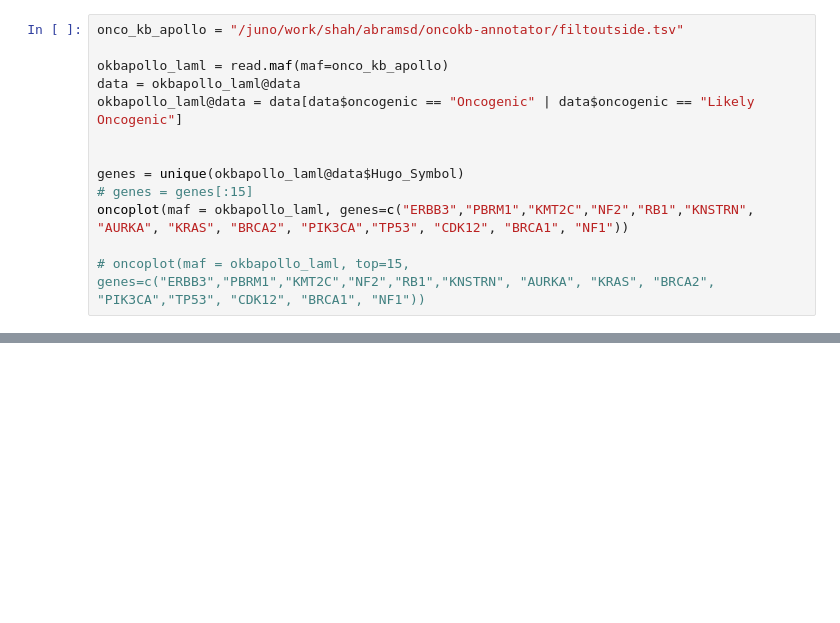
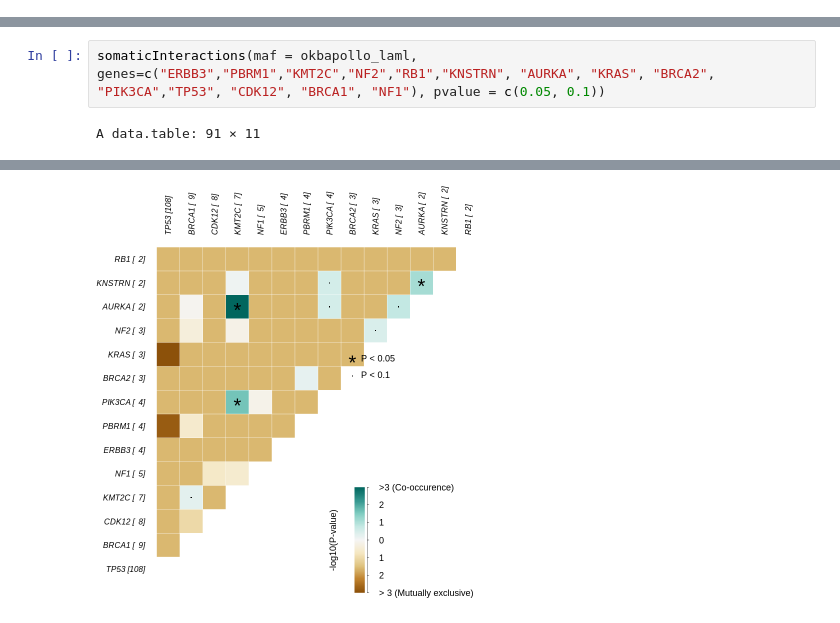
Before and after one commit to shahcompbio/wgs_qc_utils, a Jupyter notebook: oncoplot_code.ipynb, the cells around one changed output, grey strips where cells are left out. Saved outputs shown, nothing was run; the diff lists cells and outputs as text; blank space fills up the shorter version.

```diff
--- a/oncoplot_code.ipynb
+++ b/oncoplot_code.ipynb
@@ -123,13 +20,0 @@ okbapollo_laml = read.maf(maf=onco_kb_apollo)
-# %%
-onco_kb_apollo = "/juno/work/shah/abramsd/oncokb-annotator/filtoutside.tsv"
-
-okbapollo_laml = read.maf(maf=onco_kb_apollo)
-data = okbapollo_laml@data
-okbapollo_laml@data = data[data$oncogenic == "Oncogenic" | data$oncogenic == "Likely Oncogenic"]
-
-
-genes = unique(okbapollo_laml@data$Hugo_Symbol)
-# genes = genes[:15]
-oncoplot(maf = okbapollo_laml, genes=c("ERBB3","PBRM1","KMT2C","NF2","RB1","KNSTRN", "AURKA", "KRAS", "BRCA2", "PIK3CA","TP53", "CDK12", "BRCA1", "NF1"))
-
-# oncoplot(maf = okbapollo_laml, top=15, genes=c("ERBB3","PBRM1","KMT2C","NF2","RB1","KNSTRN", "AURKA", "KRAS", "BRCA2", "PIK3CA","TP53", "CDK12", "BRCA1", "NF1"))
@@ -190,0 +41,4 @@ a=plotmafSummary(maf=okbapollo_lamladdStat = 'median')
+# %%
+somaticInteractions(maf = okbapollo_laml, genes=c("ERBB3","PBRM1","KMT2C","NF2","RB1","KNSTRN", "AURKA", "KRAS", "BRCA2", "PIK3CA","TP53", "CDK12", "BRCA1", "NF1"), pvalue = c(0.05, 0.1))
+# %% [output]
+A data.table: 91 × 11
@@ -190,0 +63 @@ a=plotmafSummary(maf=okbapollo_lamladdStat = 'median')
+[figure, added]
```
Also changed, not shown: parts of 18 cells of this notebook.
